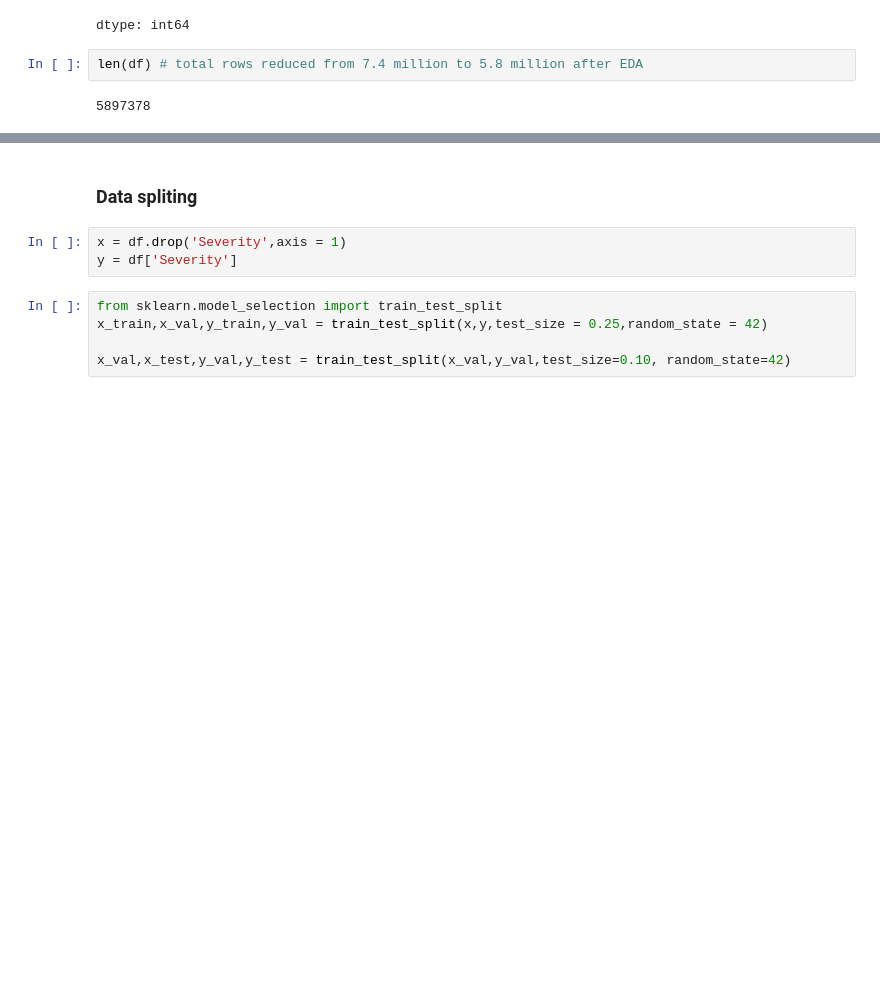
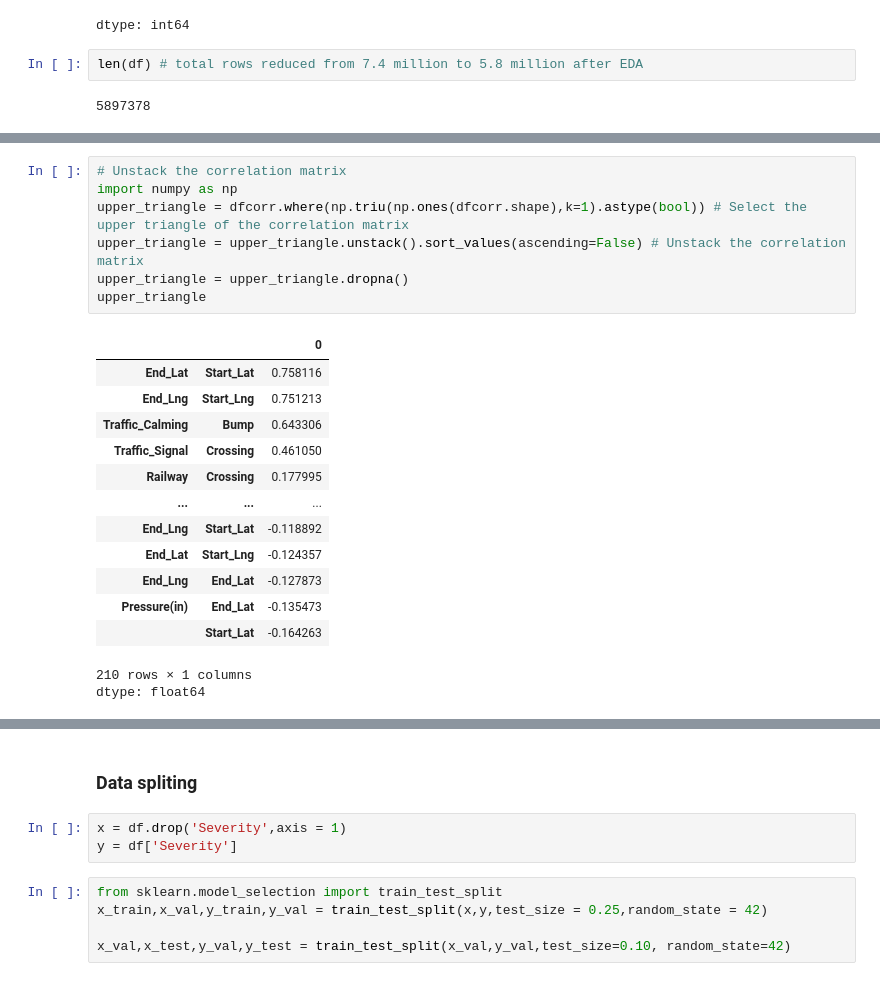
Before and after one commit to viVeK21111/Us-Accident-severity-prediction, a Jupyter notebook: accident.ipynb, the cells around one changed output, grey strips where cells are left out. Saved outputs shown, nothing was run; the diff lists cells and outputs as text; blank space fills up the shorter version.

```diff
--- a/accident.ipynb
+++ b/accident.ipynb
@@ -761,0 +781,22 @@ len(df) # total rows reduced from 7.4 million to 5.8 million after EDA
+# %%
+# Unstack the correlation matrix
+import numpy as np
+upper_triangle = dfcorr.where(np.triu(np.ones(dfcorr.shape),k=1).astype(bool)) # Select the upper triangle of the correlation matrix
+upper_triangle = upper_triangle.unstack().sort_values(ascending=False) # Unstack the correlation matrix
+upper_triangle = upper_triangle.dropna()
+upper_triangle
+# %% [output]
+|  |  | 0 |
+| End_Lat | Start_Lat | 0.758116 |
+| End_Lng | Start_Lng | 0.751213 |
+| Traffic_Calming | Bump | 0.643306 |
+| Traffic_Signal | Crossing | 0.461050 |
+| Railway | Crossing | 0.177995 |
+| ... | ... | ... |
+| End_Lng | Start_Lat | -0.118892 |
+| End_Lat | Start_Lng | -0.124357 |
+| End_Lng | End_Lat | -0.127873 |
+| Pressure(in) | End_Lat | -0.135473 |
+|  | Start_Lat | -0.164263 |
+210 rows × 1 columns
+dtype: float64
```
Also changed, not shown: parts of 15 cells of this notebook, 1 other file.
